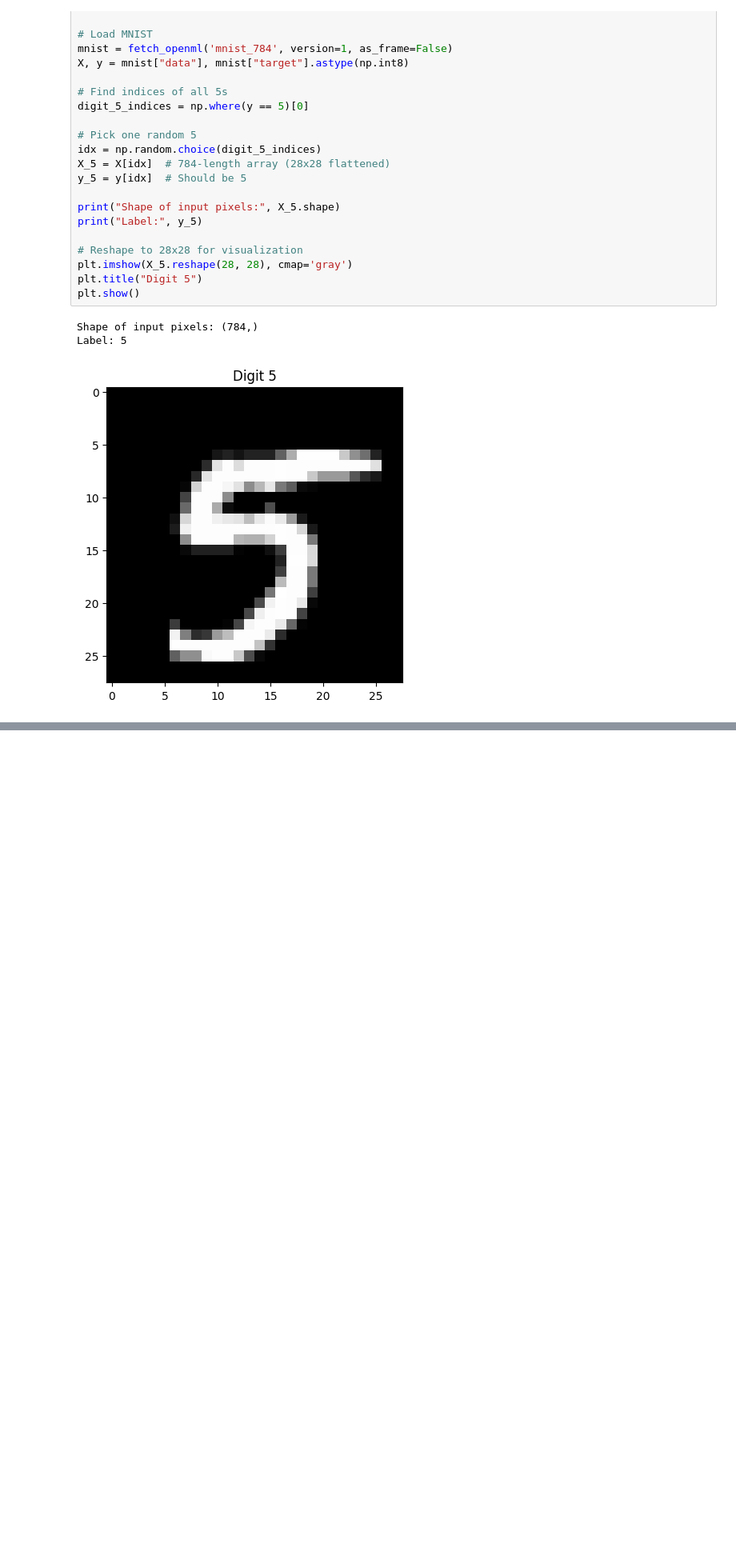
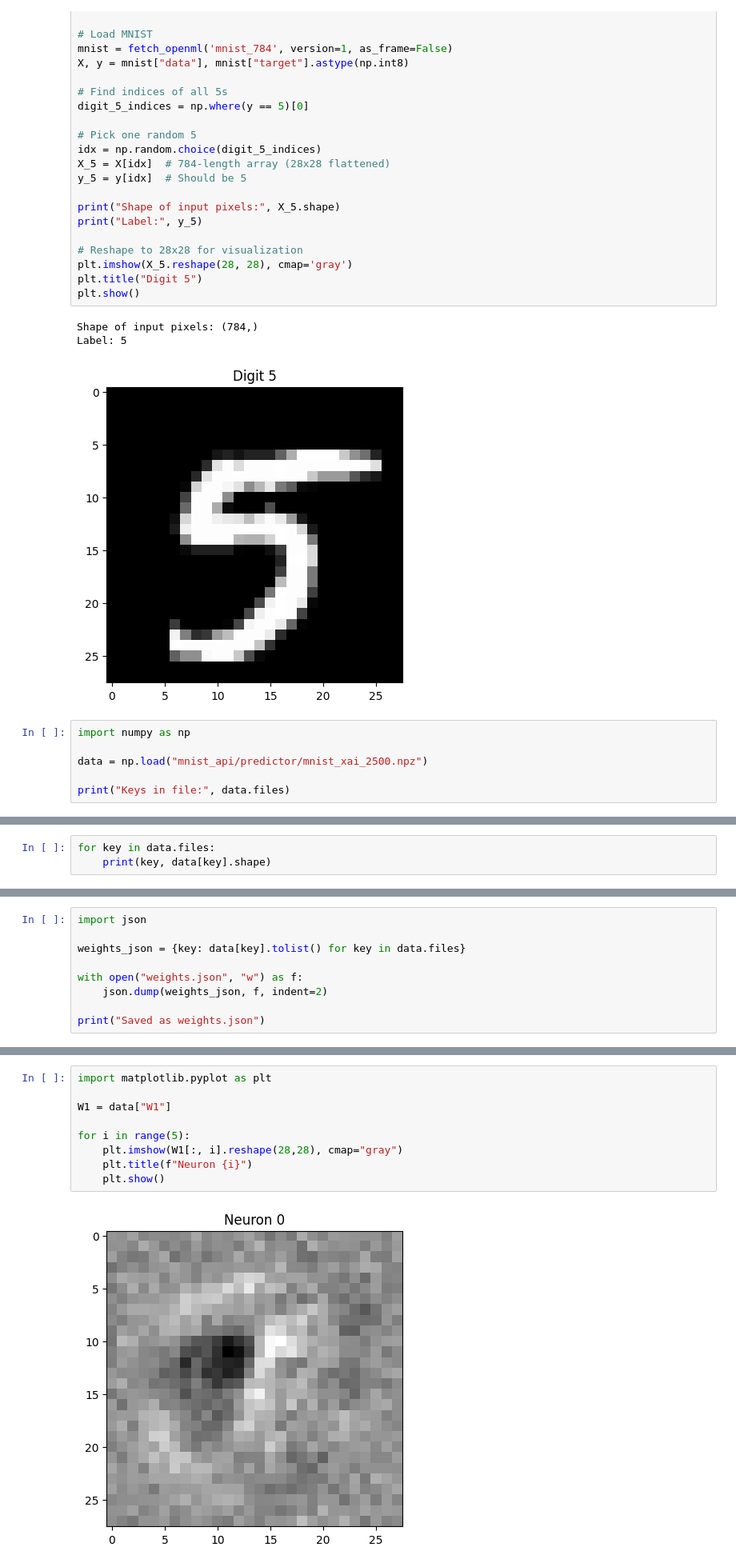
Before and after one commit to santoshkhadk/NN-visualizer-xai, a Jupyter notebook: MNISTdataset.ipynb, the cells around one changed output, grey strips where cells are left out. Shown at 80% size. Cells and saved outputs as stored; diff of their text form; blank space fills up the shorter version.

```diff
--- a/MNISTdataset.ipynb
+++ b/MNISTdataset.ipynb
@@ -381,3 +381,9 @@ plt.show()
 Shape of input pixels: (784,)
 Label: 5
 [figure]
+# %%
+import numpy as np
+
+data = np.load("mnist_api/predictor/mnist_xai_2500.npz")
+
+print("Keys in file:", data.files)
@@ -383,0 +392,3 @@ Label: 5
+# %%
+for key in data.files:
+    print(key, data[key].shape)
@@ -383,0 +421,9 @@ Label: 5
+# %%
+import json
+
+weights_json = {key: data[key].tolist() for key in data.files}
+
+with open("weights.json", "w") as f:
+    json.dump(weights_json, f, indent=2)
+
+print("Saved as weights.json")
@@ -383,0 +453,11 @@ Label: 5
+# %%
+import matplotlib.pyplot as plt
+
+W1 = data["W1"]
+
+for i in range(5):
+    plt.imshow(W1[:, i].reshape(28,28), cmap="gray")
+    plt.title(f"Neuron {i}")
+    plt.show()
+# %% [output]
+[figure, added]
```
Also changed, not shown: parts of 9 cells of this notebook, 8 other files.
